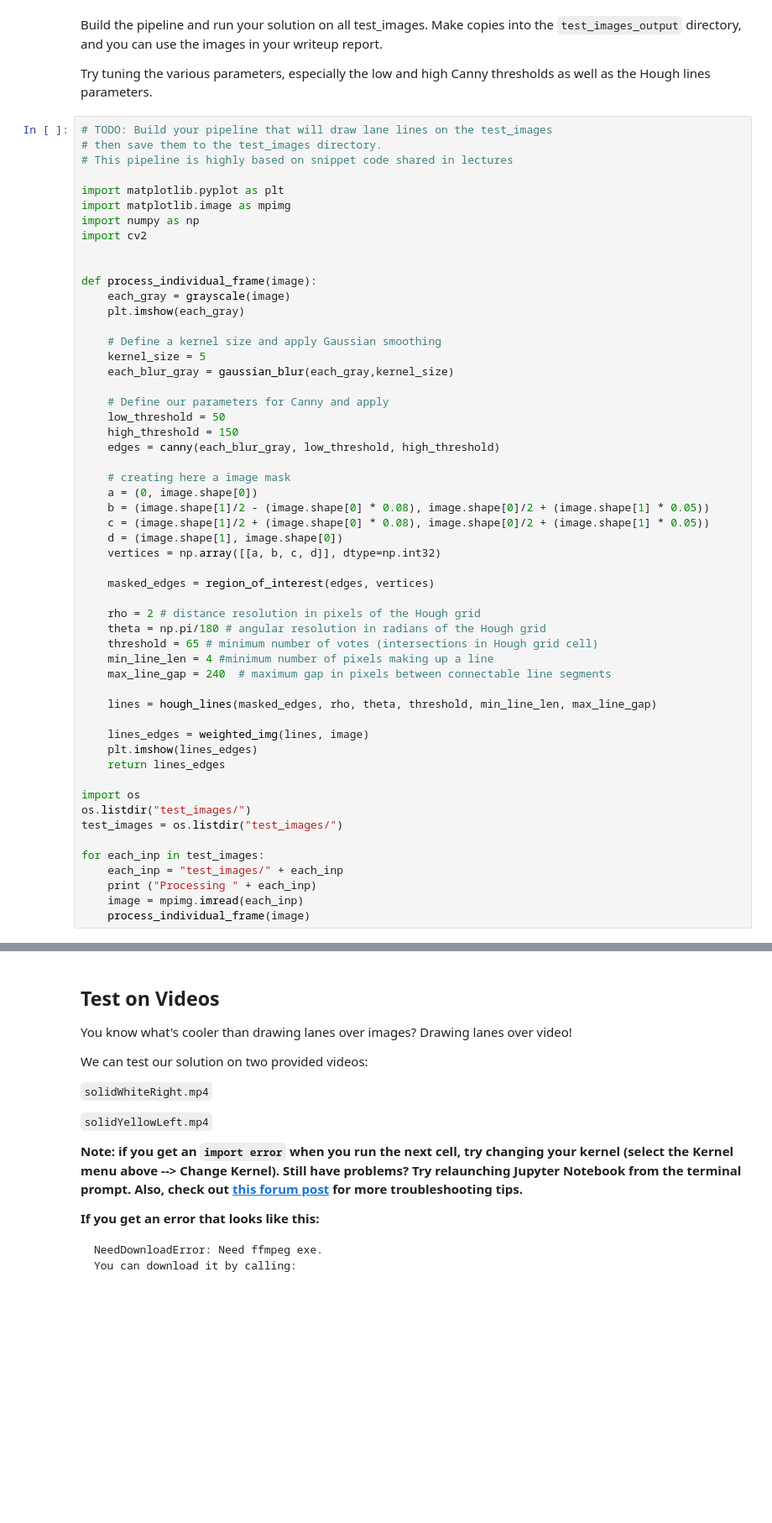
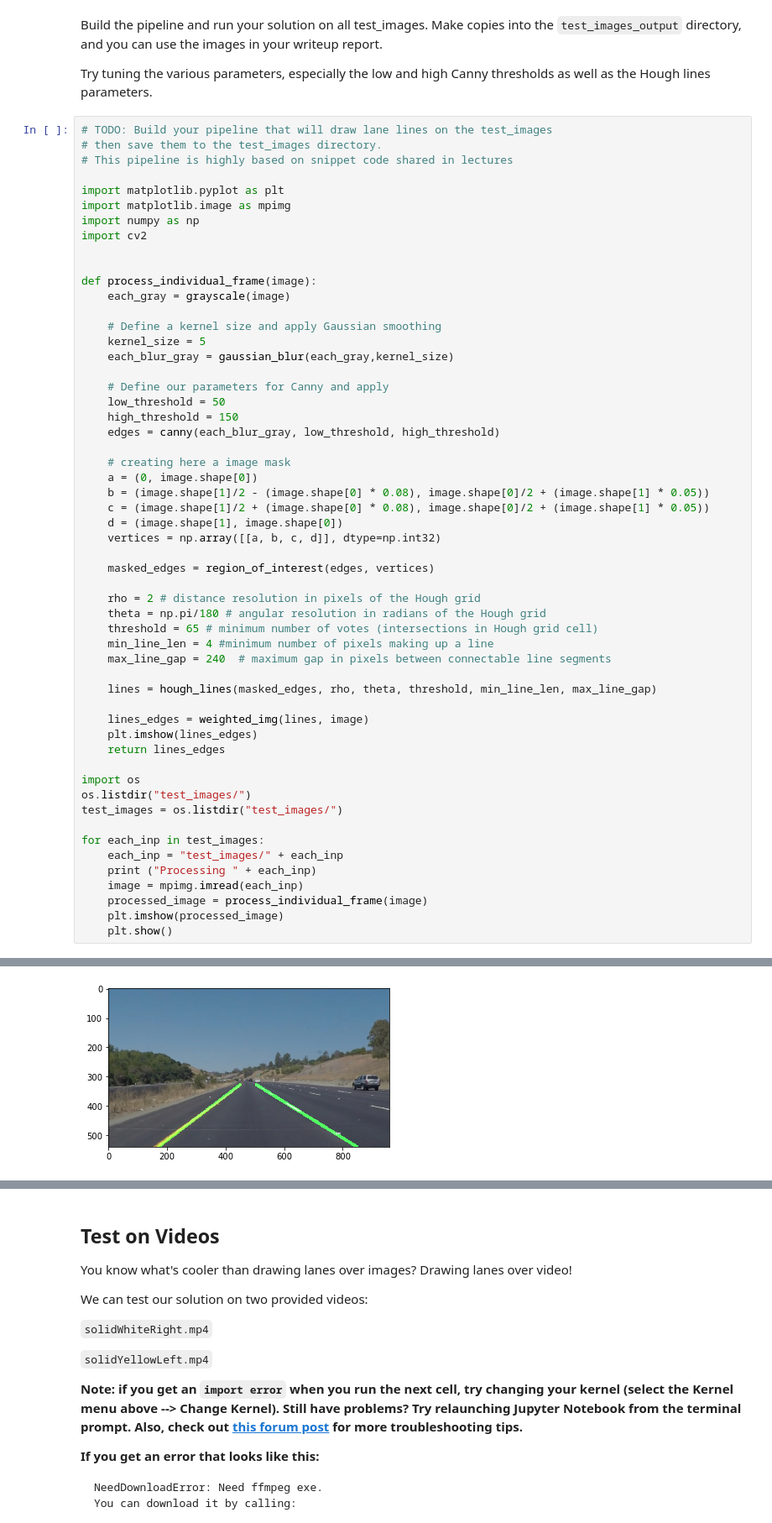
Before and after one commit to sameerppatil/CarND-Lane-Finding, a Jupyter notebook: P1.ipynb, the cells around one changed output, grey strips where cells are left out. Shown at 84% size. Saved outputs shown, nothing was run; the diff lists cells and outputs as text; blank space fills up the shorter version.

```diff
--- a/P1.ipynb
+++ b/P1.ipynb
@@ -237,7 +239,6 @@ import cv2
 
 def process_individual_frame(image):
     each_gray = grayscale(image)
-    plt.imshow(each_gray)
 
     # Define a kernel size and apply Gaussian smoothing
     kernel_size = 5
@@ -277,4 +278,7 @@ for each_inp in test_images:
     each_inp = "test_images/" + each_inp
     print ("Processing " + each_inp)
     image = mpimg.imread(each_inp)
-    process_individual_frame(image)
+    processed_image = process_individual_frame(image)
+    plt.imshow(processed_image)
+    plt.show()
+# %% [output]
@@ -280,0 +286 @@ for each_inp in test_images:
+[figure, added]
```
Also changed, not shown: parts of 7 cells of this notebook.
